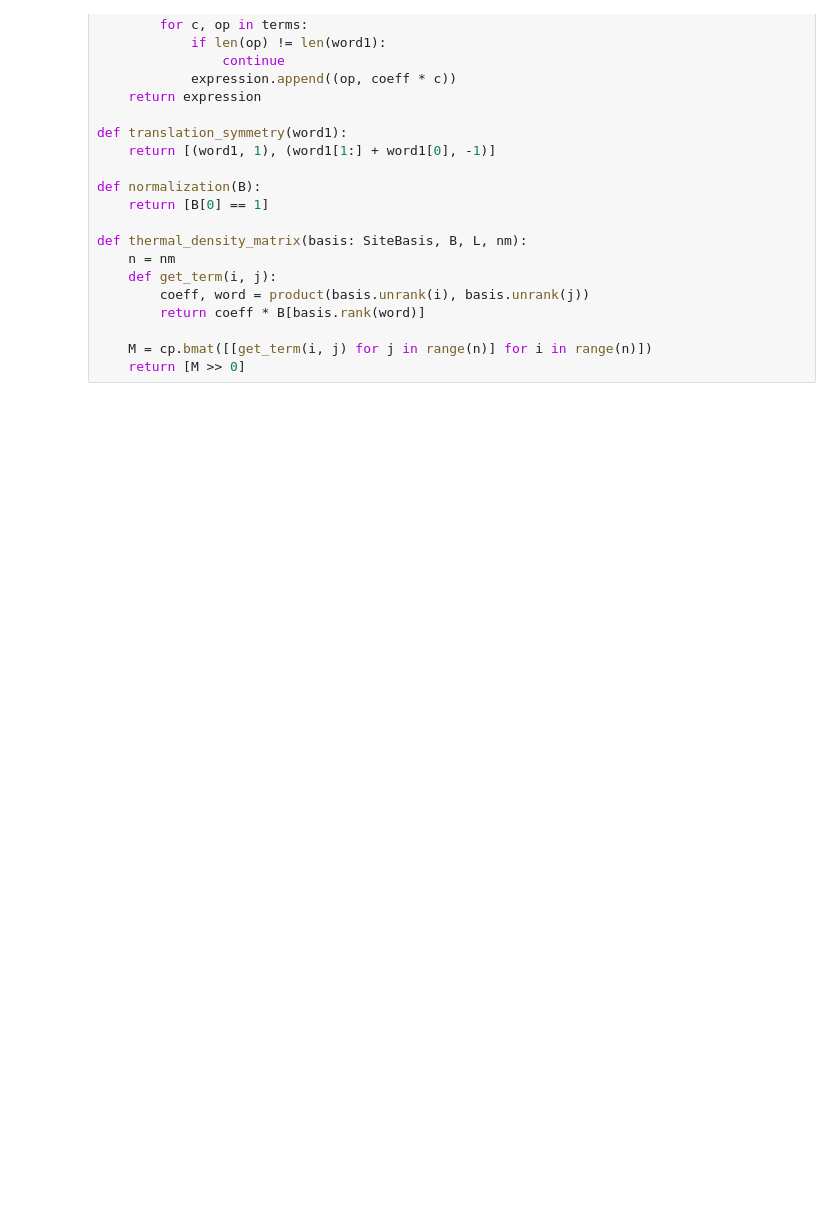
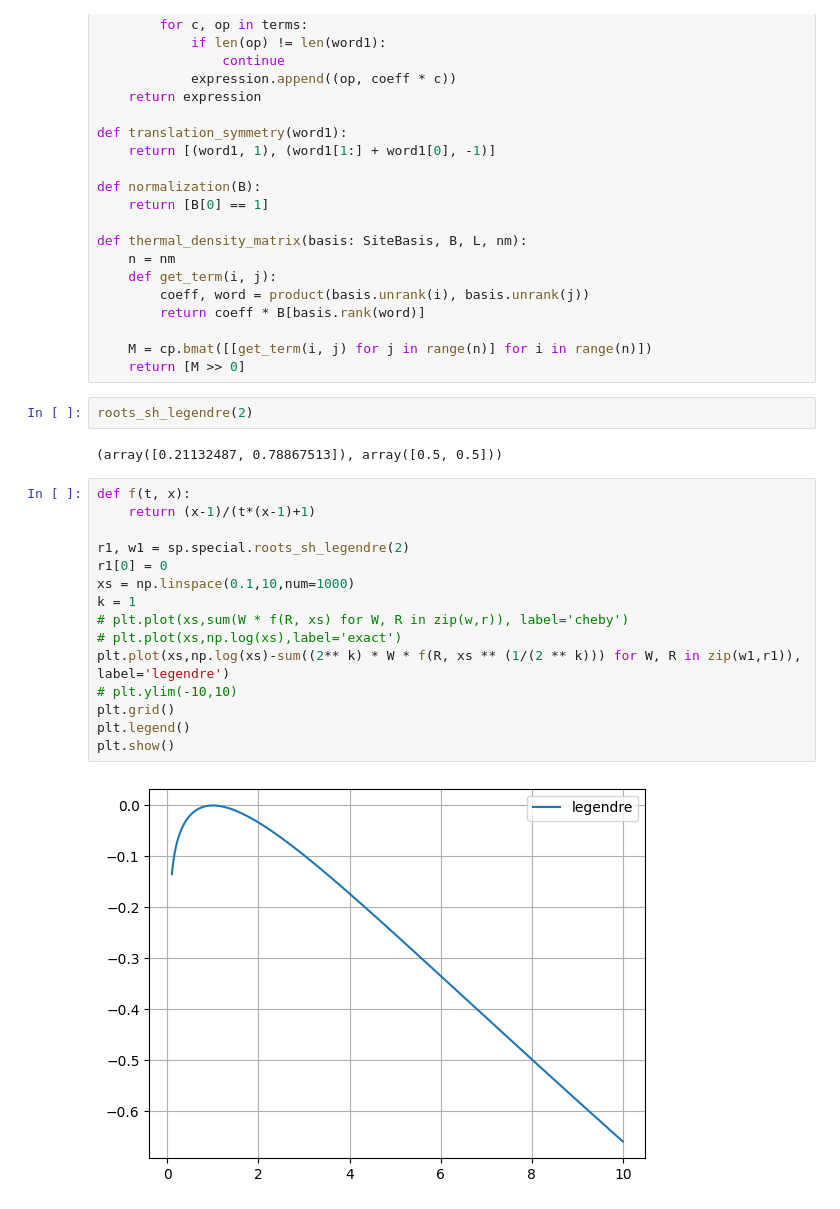
Before and after one commit to Newtech66/mtp-matrix-bootstrap, a Jupyter notebook: ising-bootstrap.ipynb, the cells around one changed output. Cells and saved outputs as stored; diff of their text form; blank space fills up the shorter version.

```diff
--- a/ising-bootstrap.ipynb
+++ b/ising-bootstrap.ipynb
@@ -141,6 +143,27 @@ def thermal_density_matrix(basis: SiteBasis, B, L, nm):
 
     M = cp.bmat([[get_term(i, j) for j in range(n)] for i in range(n)])
     return [M >> 0]
+# %%
+roots_sh_legendre(2)
+# %% [output]
+(array([0.21132487, 0.78867513]), array([0.5, 0.5]))
+# %%
+def f(t, x):
+    return (x-1)/(t*(x-1)+1)
+
+r1, w1 = sp.special.roots_sh_legendre(2)
+r1[0] = 0
+xs = np.linspace(0.1,10,num=1000)
+k = 1
+# plt.plot(xs,sum(W * f(R, xs) for W, R in zip(w,r)), label='cheby')
+# plt.plot(xs,np.log(xs),label='exact')
+plt.plot(xs,np.log(xs)-sum((2** k) * W * f(R, xs ** (1/(2 ** k))) for W, R in zip(w1,r1)), label='legendre')
+# plt.ylim(-10,10)
+plt.grid()
+plt.legend()
+plt.show()
+# %% [output]
+[figure, added]
 # %%
 def gen_basis(L):
     basis = SiteBasis(L)
```
Also changed, not shown: parts of 17 cells of this notebook, 23 other files.
